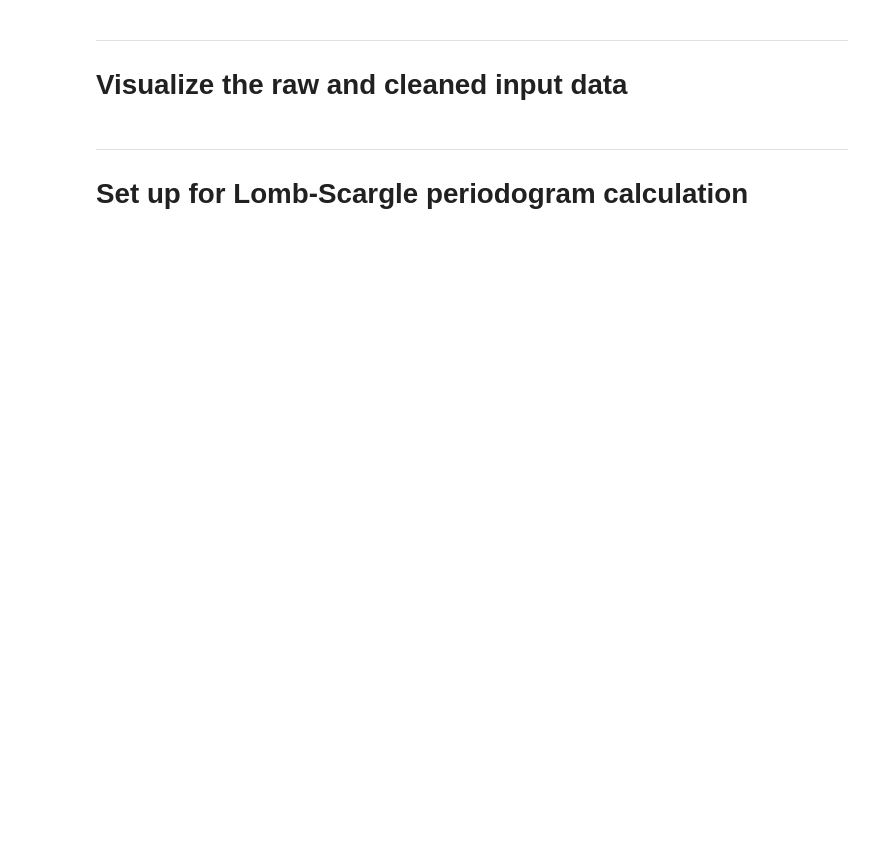
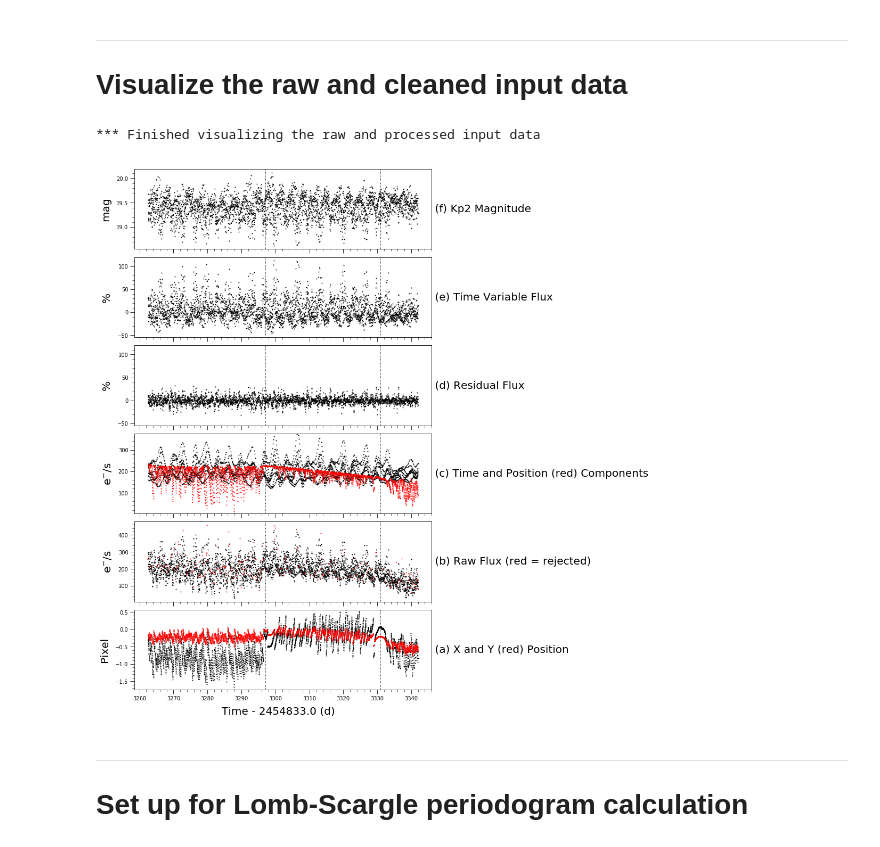
Before and after one commit to dwhoard/k2timeseries, a Jupyter notebook: k2timeseries.ipynb, the cells around one changed output. Drawn from its saved outputs; the diff is of its cells as text; code cells hidden in the pictures; blank space fills up the shorter version.

```diff
--- a/k2timeseries.ipynb
+++ b/k2timeseries.ipynb
@@ -276,7 +293,8 @@ Value       | <p>Explanation</p>
 # %%
 fcount = 1 # increment output file counter
 
-# define default covariance matrix split values for plotting (these times are relative to t0)
+# define default covariance matrix split values (corresponding to roll angle reversals) for plotting
+# (these times are relative to t0)
 if k2camid > 0:
     splits = {
         3:[2154,2190],
@@ -364,35 +382,39 @@ for i, ax in enumerate(axes.flatten()):
         ax.annotate(' (e) Time Variable Flux', size=pfontsize2,
             xy=(ax.get_xlim()[1], 0.5*(pyrange[1]-pyrange[0])+pyrange[0]), xycoords='data',
             horizontalalignment='left', verticalalignment='center')
 
     # Time Variable Flux as Kp2 magnitudes
     if i == npanels-6:
         pyrange = [max(df_lc_clean.kp2mag), min(df_lc_clean.kp2mag)]
         ax.plot(df_lc_clean.time-t0, df_lc_clean.kp2mag, 'k.', markersize=2)
         ax.set_ylabel('mag', size=pfontsize2, labelpad=ylpad)
         ax.annotate(' (f) Kp2 Magnitude', size=pfontsize2,
             xy=(ax.get_xlim()[1], 0.5*(pyrange[1]-pyrange[0])+pyrange[0]), xycoords='data',
             horizontalalignment='left', verticalalignment='center')
 
     # plot decorations (apply to all subplot panels)
     # mark covariance matrix splits with a line that spans subplot box limits without padding
     if k2camid in splits:
         old_ax_margins = ax.margins()
         for j in splits[k2camid]:
             ax.margins(y=0)
             ax.plot([j,j], axis_limits(pyrange,old_ax_margins[1]), 'k:', linewidth=1)
 
     # turn on minor tick marks
     ax.minorticks_on()
 
     # properties of tick marks
-    ax.tick_params(which='major', direction='inout', length=8, bottom=True, top=True, left=True, right=True)
-    ax.tick_params(which='minor', direction='in', length=4, bottom=True, top=True, left=True, right=True)
+    ax.tick_params(which='major', direction='out', length=8, bottom=True, top=False, left=True, right=False)
+    ax.tick_params(which='minor', direction='out', length=4, bottom=True, top=False, left=True, right=False)
 
 # output the visualization
 plt.savefig(SAVEPATH+name_string+'_'+strfcount(fcount)+'_input_data.png',dpi=150, bbox_inches='tight')
 
+# end this section gracefully
 if LDEBUG >= 0: print('*** Finished visualizing the raw and processed input data')
+# %% [output]
+*** Finished visualizing the raw and processed input data
+[figure, added]
 # %% [markdown]
 ---
 # Set up for Lomb-Scargle periodogram calculation
```
Also changed, not shown: parts of 25 cells of this notebook.
